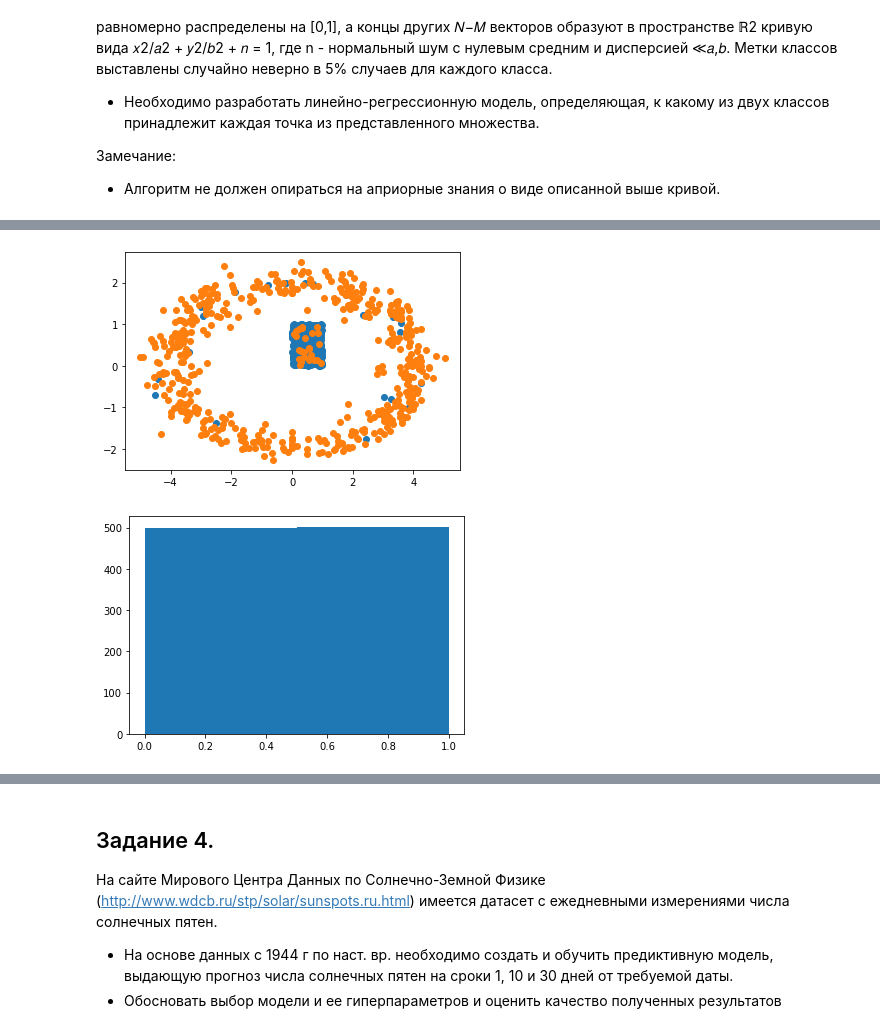
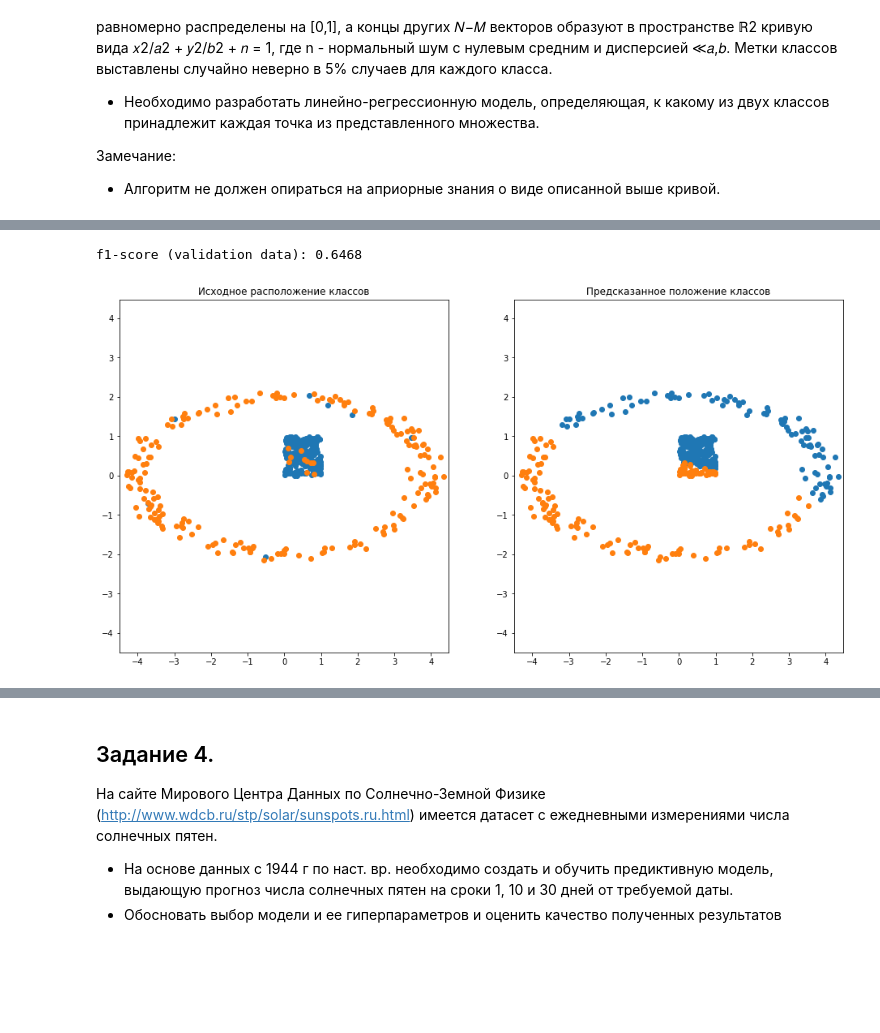
Before and after one commit to rurm/Tasks, a Jupyter notebook: TGT.ipynb, the cells around one changed output, grey strips where cells are left out. Cells and saved outputs as stored; diff of their text form; code cells hidden in the pictures; blank space fills up the shorter version.

```diff
--- a/TGT.ipynb
+++ b/TGT.ipynb
@@ -366,0 +533,13 @@ def make_test_data(N_num= 1000, a= 4, b= 2, proportion= 0.5 , error_proportion=
+# %%
+# ключ случайного генератора
+r_state = 71
+
+# Выделение валидационной выборки
+X_train, X_val, y_train, y_val = train_test_split(X, y, stratify=y, test_size=0.20, random_state=r_state)
+
+# Разбиение обучающих данных на 3 независимые части
+X_tr1, X_tr0, y_tr1, y_tr0 = train_test_split(X_train, y_train, stratify=y_train, test_size=1/3, random_state=r_state)
+X_tr2, X_tr3, y_tr2, y_tr3 = train_test_split(X_tr0, y_tr0, stratify=y_tr0, test_size=0.5, random_state=r_state)
+dat_tr1 = (X_tr1,y_tr1)
+dat_tr2 = (X_tr2,y_tr2)
+dat_tr3 = (X_tr3,y_tr3)
@@ -366,0 +587,6 @@ def make_test_data(N_num= 1000, a= 4, b= 2, proportion= 0.5 , error_proportion=
+# %%
+C = 1.0  # = self._alpha in our algorithm
+model1 = svm.SVC(kernel='linear', C=C).fit(X_train, y_train)
+model2 = svm.LinearSVC(C=C, max_iter=10000).fit(X_train, y_train)
+model3 = svm.SVC(kernel='rbf', gamma=0.7, C=C).fit(X_train, y_train)
+model4 = svm.SVC(kernel='poly', degree=3, gamma='auto', C=C).fit(X_train, y_train)
@@ -367,13 +616,24 @@ def make_test_data(N_num= 1000, a= 4, b= 2, proportion= 0.5 , error_proportion=
 # %%
-X = N[:,:2]
-y = N[:,2]
-N = make_test_data()
-plt.scatter(N[N[:,2]==0,0], N[N[:,2]==0,1])
-plt.scatter(N[N[:,2]==1,0], N[N[:,2]==1,1])
-plt.show()
-plt.hist(N[:,2],bins=2)
-plt.show()
+y_p_m2 = model2.predict(X_val)
+
+lim0 = (np.min(X[:,0]),np.max(X[:,0]))
+fig = plt.figure(figsize=(16, 8))
+ax1 = fig.add_subplot(121)
+ax1.scatter(X_val[y_val==0,0],X_val[y_val==0,1])
+ax1.scatter(X_val[y_val==1,0],X_val[y_val==1,1])
+ax1.set_xlim(lim0)
+ax1.set_ylim(lim0)
+ax1.title.set_text('Исходное расположение классов')
+
+ax2 = fig.add_subplot(122)
+ax2.scatter(X_val[y_p_m2==0,0],X_val[y_p_m2==0,1])
+ax2.scatter(X_val[y_p_m2==1,0],X_val[y_p_m2==1,1])
+ax2.set_xlim(lim0)
+ax2.set_ylim(lim0)
+ax2.title.set_text('Предсказанное положение классов')
+
+print('f1-score (validation data): ' + str(round(f1_fixed(y_val, y_p_m2),4)))
 # %% [output]
+f1-score (validation data): 0.6468
-[figure, old version]
+[figure, new version]
-[figure, removed]
 # %%
```
Also changed, not shown: parts of 86 cells of this notebook.
